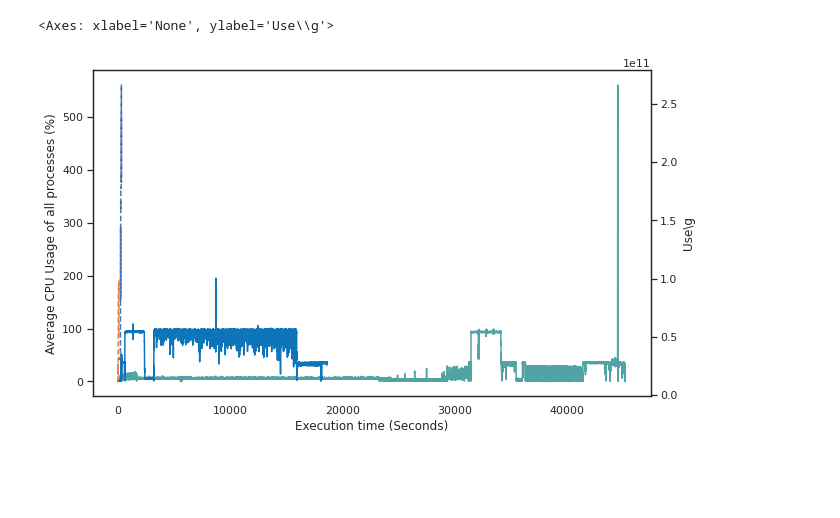
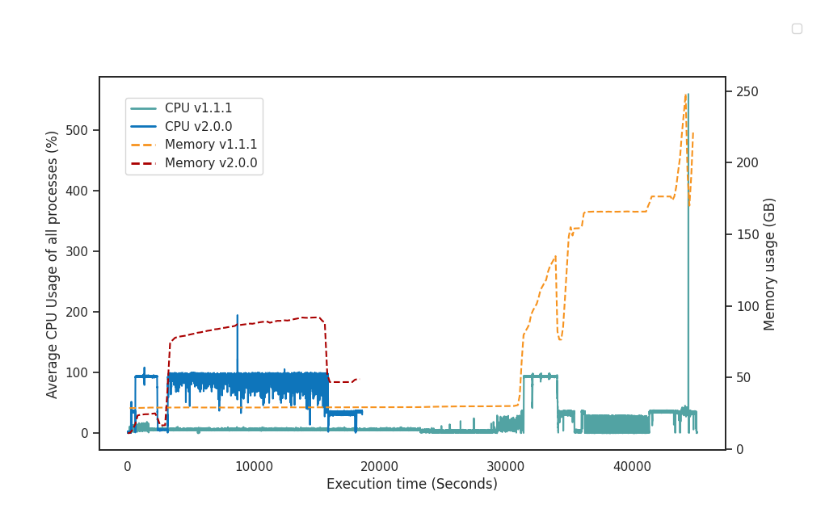
Before and after one commit to adraismawur/bigscape-v2-notebooks, a Jupyter notebook: performance.ipynb, the cells around one changed output. Saved outputs shown, nothing was run; the diff lists cells and outputs as text; code cells hidden in the pictures; blank space fills up the shorter version.

Commit message:
performance update

```diff
--- a/performance.ipynb
+++ b/performance.ipynb
@@ -72,19 +26,57 @@ No artists with labels found to put in legend.  Note that artists whose label st
-# %%
-# load the ganglia data
-ganglia_v1_25000 = pd.read_csv("ganglia_report_v1_25000.csv")
-ganglia_v2_25000 = pd.read_csv("ganglia_report_v2_25000.csv")
-
-
-# simple line chart - cpu
-fig = plt.figure(figsize=(10, 6))
-sns.lineplot(data=stats, x="seconds", y="cpu", hue="version", palette=perf_colors[:2], legend=False)
-plt.xlabel("Execution time (Seconds)")
-plt.ylabel("Average CPU Usage of all processes (%)")
-
-
-ax2 = plt.twinx()
-sns.lineplot(data=ganglia_v1_25000, x=ganglia_v1_25000.index, y="Use\g", ax=ax2, palette=[COLORS["bigslice_grey"]], legend=False, linestyle="--")
-sns.lineplot(data=ganglia_v2_25000, x=ganglia_v2_25000.index, y="Use\g", ax=ax2, palette=[COLORS["bigscape_blue"]], legend=False, linestyle="--")
-# %% [output]
-<Axes: xlabel='None', ylabel='Use\\g'>
-[figure, removed]
+# %%
+# load performance for single run
+partition_1_perf_1k = pd.read_csv("25000_partition_1_perf.csv")
+
+# add mean cpu usage to the dataframe
+stats = partition_1_perf_1k.groupby(["seconds", "version"])[["cpu"]].mean()
+# multiply by 100 to get percentage
+stats["cpu"] *= 100
+
+# load the ganglia data for memory
+ganglia_memory_v1_25000 = pd.read_csv("ganglia_memory_v1_25000.csv")
+ganglia_memory_v2_25000 = pd.read_csv("ganglia_memory_v2_25000.csv")
+
+# simple line chart - cpu
+fig = plt.figure(figsize=(10, 6))
+sns.lineplot(data=stats, x="seconds", y="cpu", hue="version", palette=perf_colors[:2], legend=False)
+plt.xlabel("Execution time (Seconds)")
+plt.ylabel("Average CPU Usage of all processes (%)")
+
+
+# the ganglia dataframes contain no time information. instead, we have to assume
+# point 0 corresponds to first cpu timestamp and the last point to the last cpu timestamp
+max_v1_time = stats[stats.index.get_level_values("version") == "v1"].index.get_level_values("seconds").max()
+max_v2_time = stats[stats.index.get_level_values("version") == "v2"].index.get_level_values("seconds").max()
+
+for i, row in ganglia_memory_v1_25000.iterrows():
+    ganglia_memory_v1_25000.at[i, "seconds"] = i * max_v1_time / len(ganglia_memory_v1_25000)
+
+for i, row in ganglia_memory_v2_25000.iterrows():
+    ganglia_memory_v2_25000.at[i, "seconds"] = i * max_v2_time / len(ganglia_memory_v2_25000)
+
+
+# convert bytes to gigabytes
+ganglia_memory_v1_25000["Memory usage (GB)"] = ganglia_memory_v1_25000["Use\g"] / 1024 / 1024 / 1024
+ganglia_memory_v2_25000["Memory usage (GB)"] = ganglia_memory_v2_25000["Use\g"] / 1024 / 1024 / 1024
+
+
+ax2 = plt.twinx()
+sns.lineplot(data=ganglia_memory_v1_25000, x="seconds", y="Memory usage (GB)", ax=ax2, legend=False, linestyle="--", color=COLORS["orange_i_found_on_bigscape_image"])
+sns.lineplot(data=ganglia_memory_v2_25000, x="seconds", y="Memory usage (GB)", ax=ax2, legend=False, linestyle="--", color=COLORS["antismash_red"])
+
+
+
+# create a fresh legend
+text = ["CPU v1.1.1", "CPU v2.0.0", "Memory v1.1.1", "Memory v2.0.0"]
+
+handles = [plt.Line2D([0], [0], color=perf_colors[i], linewidth=2, linestyle="--" if i > 1 else "-") for i in range(4)]
+labels = text
+
+legend = fig.legend(handles, labels, loc='upper left', bbox_to_anchor=(0.15, 0.85))
+
+# add legend to figure
+fig.legend(lines, text, loc='upper right')
+
+plt.savefig("performance_one_run.svg")
+# %% [output]
+[figure, added]
```
Also changed, not shown: parts of 3 cells of this notebook, 3 other files.
